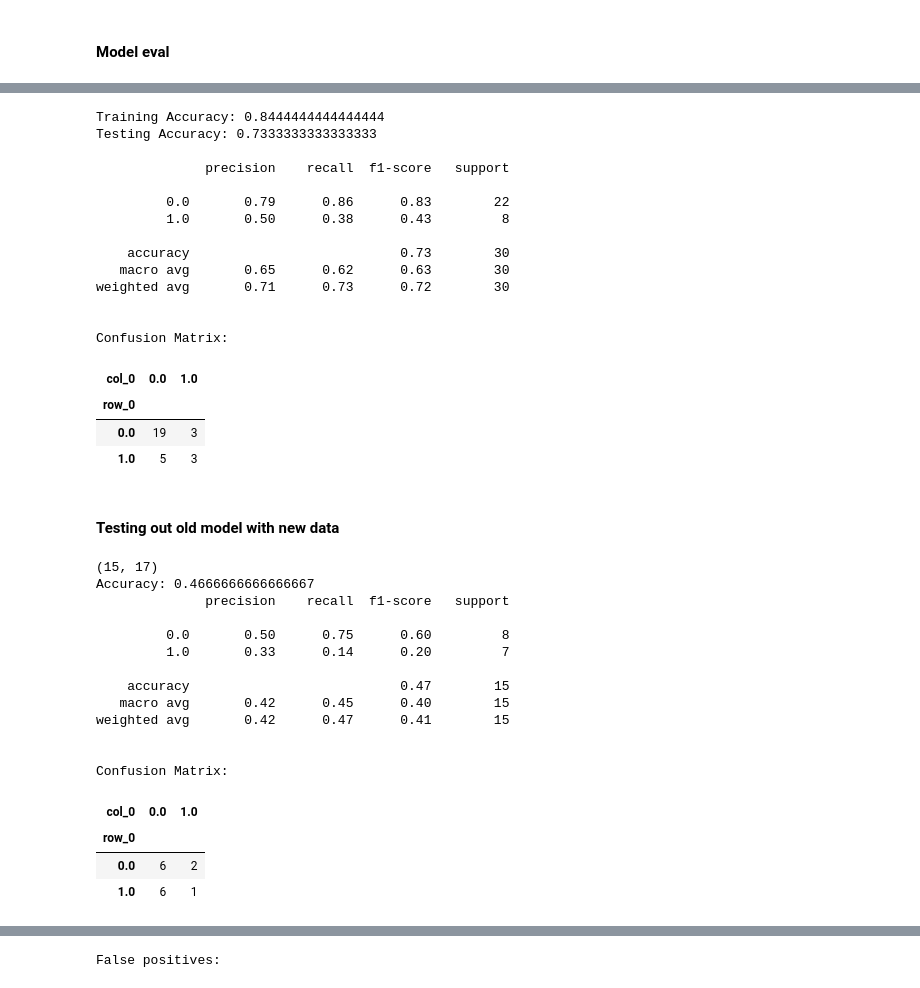
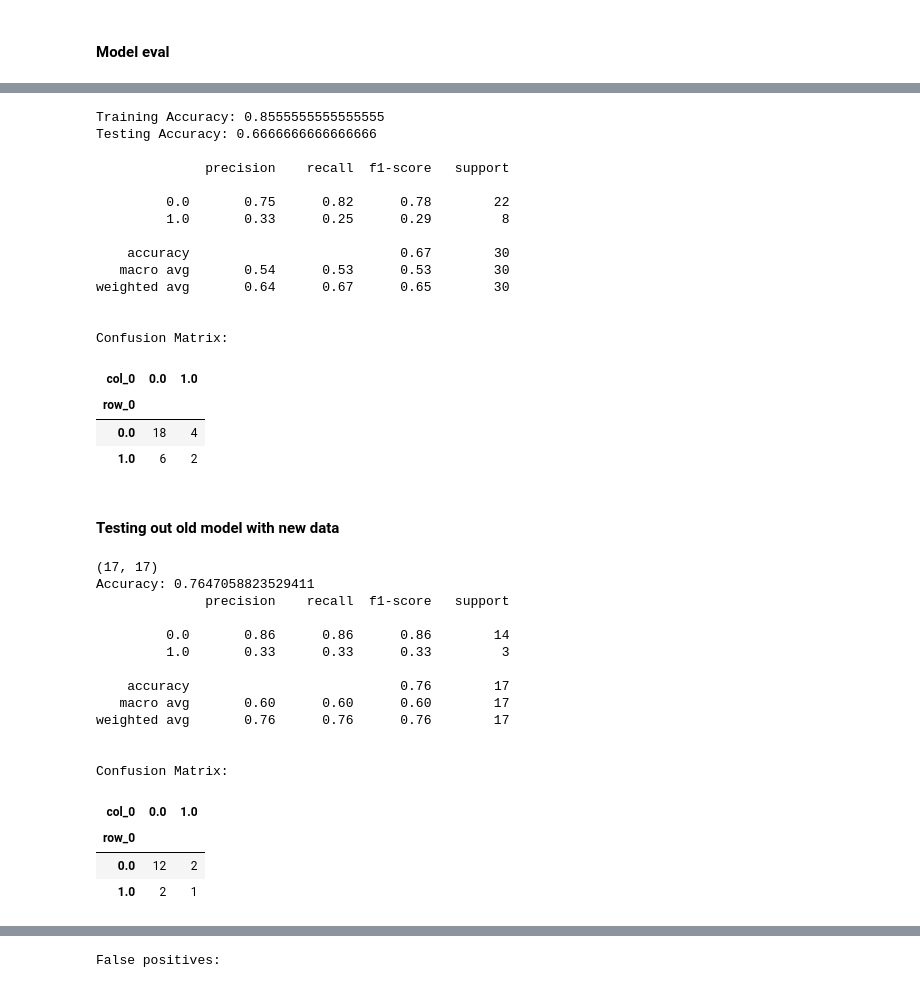
Before and after one commit to Michael-Equi/hfr, a Jupyter notebook: notebooks/hfr-ml-comparison.ipynb, the cells around one changed output, grey strips where cells are left out. Drawn from its saved outputs; the diff is of its cells as text; code cells hidden in the pictures.

Commit message:
Fixed data

```diff
--- a/notebooks/hfr-ml-comparison.ipynb
+++ b/notebooks/hfr-ml-comparison.ipynb
@@ -482,10 +482,11 @@ dtest = xgb.DMatrix(X_xgb_test, label=Y_xgb_test[:,0], feature_names=feature_nam
 
 # defaults: params = {'max_depth':6, 'eta':0.3, 'subsample':1, 'min_child_weight':1, 'reg_lambda':0, 'reg_alpha':0, 'objective':'binary:logistic'}
 # params: 5-2-20 {'max_depth':5, 'eta':0.004, 'subsample':1.0, 'min_child_weight':1.0, 'reg_lambda':0.0, 'reg_alpha':0.0, 'objective':'binary:logistic'} # num_rounds = 400 -> Training Accuracy: 0.976 Testing Accuracy: 0.810
+# params: 5-13-20 {'max_depth': 5, 'eta': 0.0005, 'subsample': 0.7000000000000001, 'colsample_bytree': 0.7000000000000001, 'min_child_weight': 1, 'objective': 'binary:logistic', 'eval_metric': 'error'} -> Training Accuracy: 0.855 Testing Accuracy: 0.666
 
 num_rounds = 1000 # number of trees that will be created (n_estimators)
 early_stopping_rounds = 10
-metric = 'mae'
+metric = 'error'
 params = {'max_depth':5, 'eta':0.004, 'subsample':1.0, 'min_child_weight':1.0, 'reg_lambda':0.0, 'reg_alpha':0.0, 'objective':'binary:logistic', 'eval_metric':metric}
 
 # Read: https://www.analyticsvidhya.com/blog/2016/03/complete-guide-parameter-tuning-xgboost-with-codes-python/ for tutorial on tuning parameters
@@ -546,14 +542,14 @@ https://towardsdatascience.com/doing-xgboost-hyper-parameter-tuning-the-smart-wa
 Tune max_depth and min_child_weight together, subsample and colsample_bytree together, and eta
 # %%
 param_grid = {'eta':[0.1,0.05,0.01,0.005,0.001,0.0005,0.0001],
-              'max_depth':np.arange(4,10,1).tolist(),
+              'max_depth':np.arange(1,10,1).tolist(),
               'subsample':np.arange(1,0.1,-0.1).tolist(),
               'colsample_bytree':np.arange(1,0.1,-0.1).tolist(),
               'min_child_weight':np.arange(1,100,5).tolist()
               }
 num_rounds = 1000 # number of trees that will be created (n_estimators)
 early_stopping_rounds = 10
-metric = 'mae'
+metric = 'error'
 
 # Lets perform a grid search for the best parameters
 best_params = {}
@@ -688,48 +680,48 @@ model.save_model('5-10-20.model')
 # Test a saved model
 
 bst = xgb.Booster()  # init model
-bst.load_model('5-2-20.model')  # load data
+bst.load_model('5-13-20.model')  # load data
 
 Y_xgb_predict_train = bst.predict(dtrain)
 Y_xgb_predict = bst.predict(dtest)
 
 from sklearn.metrics import accuracy_score, classification_report
 
 print("Training Accuracy: " + str(accuracy_score(Y_xgb_train[:,0], Y_xgb_predict_train.round())))
 print("Testing Accuracy: " + str(accuracy_score(Y_xgb_test[:,0], Y_xgb_predict.round())) + "\n")
 
 print(classification_report(Y_xgb_test[:,0], Y_xgb_predict.round()))
 # https://muthu.co/understanding-the-classification-report-in-sklearn/
 # Precision = TP/(TP + FP)
 # Recall = TP/(TP+FN)
 # F1 Score = 2*(Recall * Precision) / (Recall + Precision)
 
 print("\nConfusion Matrix: ")
 pd.crosstab(Y_xgb_test[:,0], Y_xgb_predict.round())
 # row is label, column is prediction
 # %% [output]
-Training Accuracy: 0.8444444444444444
-Testing Accuracy: 0.7333333333333333
+Training Accuracy: 0.8555555555555555
+Testing Accuracy: 0.6666666666666666
 
               precision    recall  f1-score   support
 
-         0.0       0.79      0.86      0.83        22
-         1.0       0.50      0.38      0.43         8
+         0.0       0.75      0.82      0.78        22
+         1.0       0.33      0.25      0.29         8
 
-    accuracy                           0.73        30
-   macro avg       0.65      0.62      0.63        30
-weighted avg       0.71      0.73      0.72        30
+    accuracy                           0.67        30
+   macro avg       0.54      0.53      0.53        30
+weighted avg       0.64      0.67      0.65        30
 
 
 Confusion Matrix:
 | col_0 | 0.0 | 1.0 |
 | row_0 |  |  |
-| 0.0 | 19 | 3 |
-| 1.0 | 5 | 3 |
+| 0.0 | 18 | 4 |
+| 1.0 | 6 | 2 |
 # %% [markdown]
 #### Testing out old model with new data
 # %%
-xgb_unsplit_data_new_slice = xgb_unsplit_data[105:]
+xgb_unsplit_data_new_slice = xgb_unsplit_data[103:]
 
 print(xgb_unsplit_data_new_slice.shape)
 
@@ -755,23 +747,23 @@ print("\nConfusion Matrix: ")
 pd.crosstab(labels[:,0], labels_predict.round())
 # row is label, column is prediction
 # %% [output]
-(15, 17)
-Accuracy: 0.4666666666666667
+(17, 17)
+Accuracy: 0.7647058823529411
               precision    recall  f1-score   support
 
-         0.0       0.50      0.75      0.60         8
-         1.0       0.33      0.14      0.20         7
+         0.0       0.86      0.86      0.86        14
+         1.0       0.33      0.33      0.33         3
 
-    accuracy                           0.47        15
-   macro avg       0.42      0.45      0.40        15
-weighted avg       0.42      0.47      0.41        15
+    accuracy                           0.76        17
+   macro avg       0.60      0.60      0.60        17
+weighted avg       0.76      0.76      0.76        17
 
 
 Confusion Matrix:
 | col_0 | 0.0 | 1.0 |
 | row_0 |  |  |
-| 0.0 | 6 | 2 |
-| 1.0 | 6 | 1 |
+| 0.0 | 12 | 2 |
+| 1.0 | 2 | 1 |
 # %%
 # print the false negatives
 print("False negatives: ")
```
Also changed, not shown: parts of 17 cells of this notebook, 1 other file.
